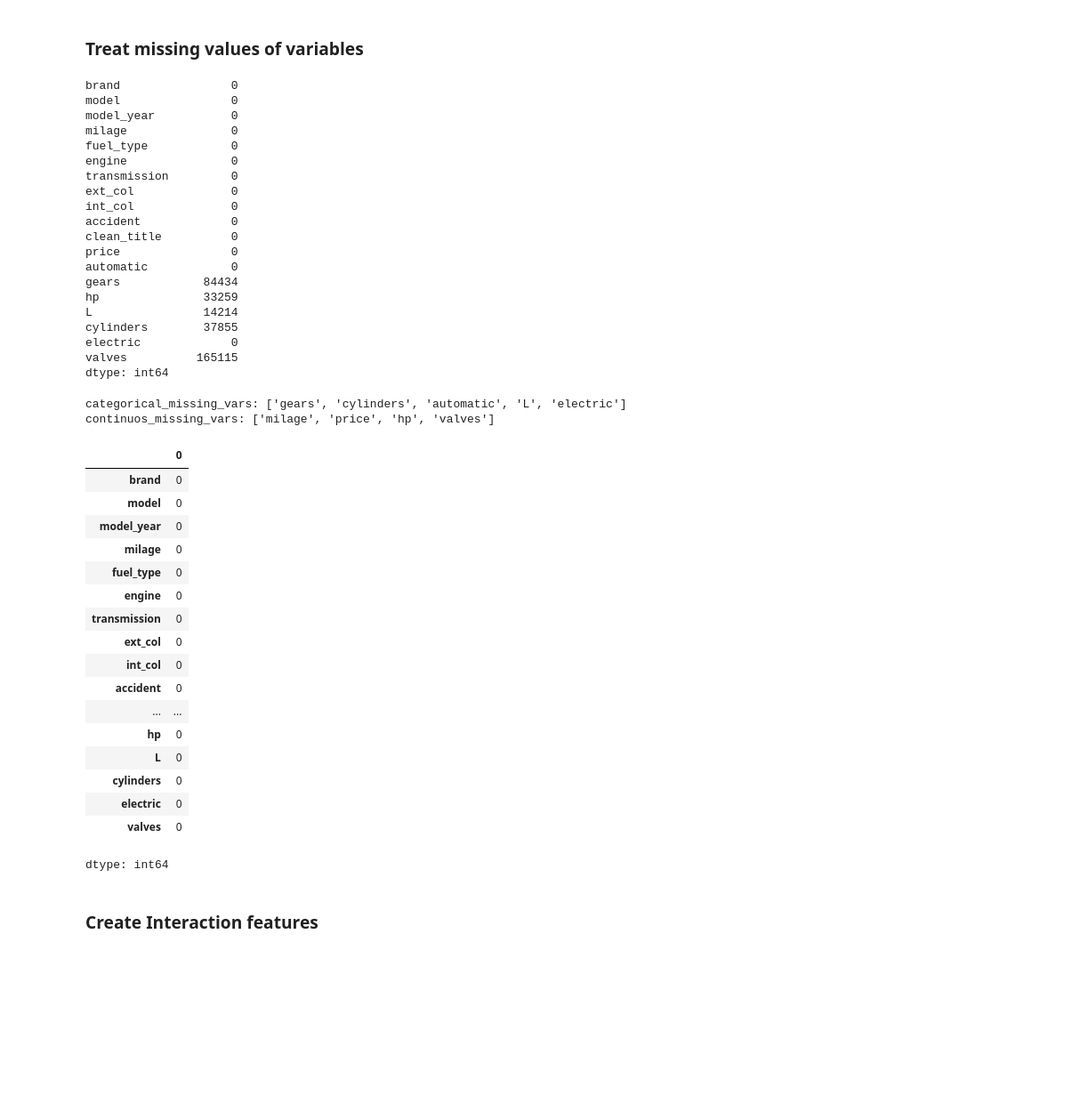
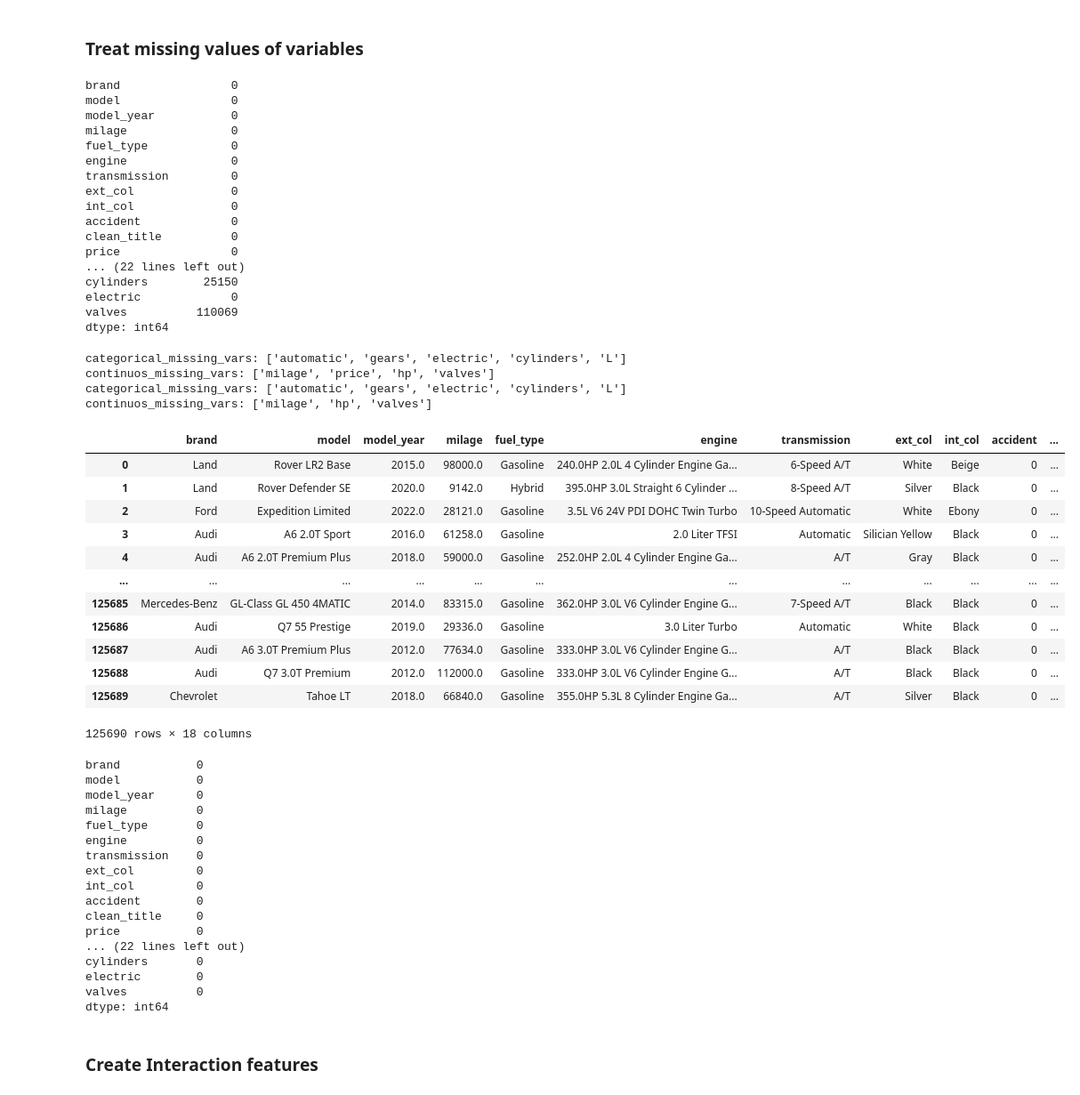
Before and after one commit to omkar-thite/used_car_regression_kaggle, a Jupyter notebook: used_car_regression.ipynb, the cells around one changed output. Shown at 89% size. Cells and saved outputs as stored; diff of their text form; code cells hidden in the pictures; blank space fills up the shorter version.

```diff
--- a/used_car_regression.ipynb
+++ b/used_car_regression.ipynb
@@ -253,7 +385,7 @@ cleaner.update_vars(e_categoricals = ['L', 'cylinders', 'gears'])
 # %% [markdown]
 ### Treat missing values of variables
 # %%
-print(df.isnull().sum())
+print(df.isnull().sum(), test.isnull().sum())
 # %% [output]
 brand                0
 model                0
@@ -267,39 +399,55 @@ int_col              0
 accident             0
 clean_title          0
 price                0
-automatic            0
-gears            84434
-hp               33259
-L                14214
-cylinders        37855
+... (22 lines left out)
+cylinders        25150
 electric             0
-valves          165115
+valves          110069
 dtype: int64
 # %%
 cleaner.clean_categoricals()
 cleaner.clean_continuos()
-df.isnull().sum()
+
+test_cleaner.clean_categoricals()
+test_cleaner.clean_continuos()
 # %% [output]
-categorical_missing_vars: ['gears', 'cylinders', 'automatic', 'L', 'electric']
+categorical_missing_vars: ['automatic', 'gears', 'electric', 'cylinders', 'L']
 continuos_missing_vars: ['milage', 'price', 'hp', 'valves']
+categorical_missing_vars: ['automatic', 'gears', 'electric', 'cylinders', 'L']
+continuos_missing_vars: ['milage', 'hp', 'valves']
-|  | 0 |
-| brand | 0 |
-| model | 0 |
-| model_year | 0 |
-| milage | 0 |
-| fuel_type | 0 |
-| engine | 0 |
-| transmission | 0 |
-| ext_col | 0 |
-| int_col | 0 |
-| accident | 0 |
-| ... | ... |
-| hp | 0 |
-| L | 0 |
-| cylinders | 0 |
-| electric | 0 |
-| valves | 0 |
+|  | brand | model | model_year | milage | fuel_type | engine | transmission | ext_col | int_col | accident | ... |
+| 0 | Land | Rover LR2 Base | 2015.0 | 98000.0 | Gasoline | 240.0HP 2.0L 4 Cylinder Engine Ga... | 6-Speed A/T | White | Beige | 0 | ... |
+| 1 | Land | Rover Defender SE | 2020.0 | 9142.0 | Hybrid | 395.0HP 3.0L Straight 6 Cylinder ... | 8-Speed A/T | Silver | Black | 0 | ... |
+| 2 | Ford | Expedition Limited | 2022.0 | 28121.0 | Gasoline | 3.5L V6 24V PDI DOHC Twin Turbo | 10-Speed Automatic | White | Ebony | 0 | ... |
+| 3 | Audi | A6 2.0T Sport | 2016.0 | 61258.0 | Gasoline | 2.0 Liter TFSI | Automatic | Silician Yellow | Black | 0 | ... |
+| 4 | Audi | A6 2.0T Premium Plus | 2018.0 | 59000.0 | Gasoline | 252.0HP 2.0L 4 Cylinder Engine Ga... | A/T | Gray | Black | 0 | ... |
+| ... | ... | ... | ... | ... | ... | ... | ... | ... | ... | ... | ... |
+| 125685 | Mercedes-Benz | GL-Class GL 450 4MATIC | 2014.0 | 83315.0 | Gasoline | 362.0HP 3.0L V6 Cylinder Engine G... | 7-Speed A/T | Black | Black | 0 | ... |
+| 125686 | Audi | Q7 55 Prestige | 2019.0 | 29336.0 | Gasoline | 3.0 Liter Turbo | Automatic | White | Black | 0 | ... |
+| 125687 | Audi | A6 3.0T Premium Plus | 2012.0 | 77634.0 | Gasoline | 333.0HP 3.0L V6 Cylinder Engine G... | A/T | Black | Black | 0 | ... |
+| 125688 | Audi | Q7 3.0T Premium | 2012.0 | 112000.0 | Gasoline | 333.0HP 3.0L V6 Cylinder Engine G... | A/T | Black | Black | 0 | ... |
+| 125689 | Chevrolet | Tahoe LT | 2018.0 | 66840.0 | Gasoline | 355.0HP 5.3L 8 Cylinder Engine Ga... | A/T | Silver | Black | 0 | ... |
-dtype: int64
+125690 rows × 18 columns
+# %%
+print(df.isnull().sum(), test.isnull().sum())
+# %% [output]
+brand           0
+model           0
+model_year      0
+milage          0
+fuel_type       0
+engine          0
+transmission    0
+ext_col         0
+int_col         0
+accident        0
+clean_title     0
+price           0
+... (22 lines left out)
+cylinders       0
+electric        0
+valves          0
+dtype: int64
 # %% [markdown]
 ### Create Interaction features
 # %%
```
Also changed, not shown: parts of 111 cells of this notebook.
